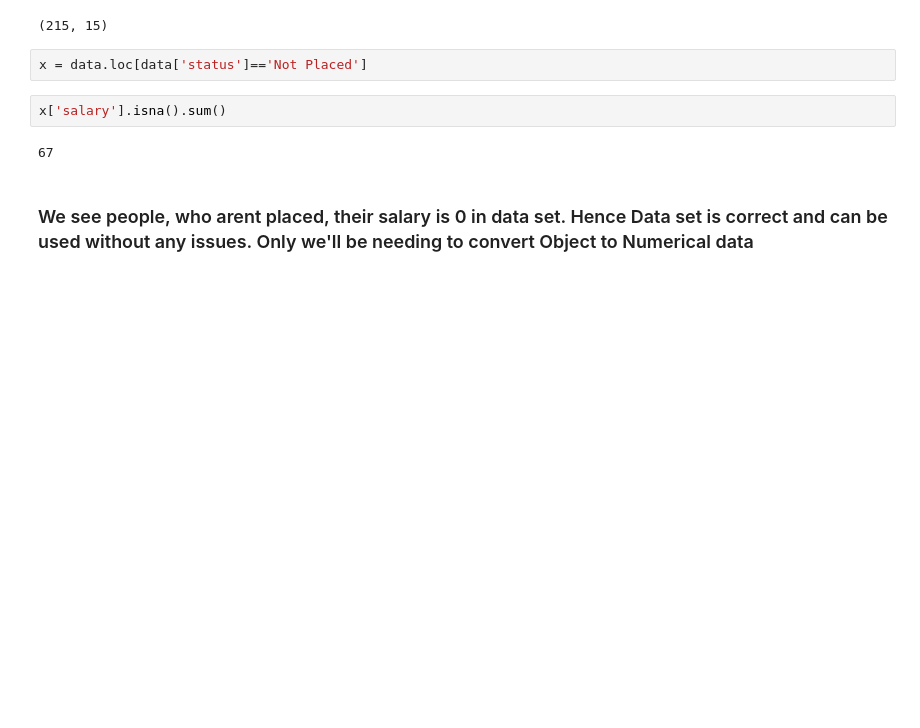
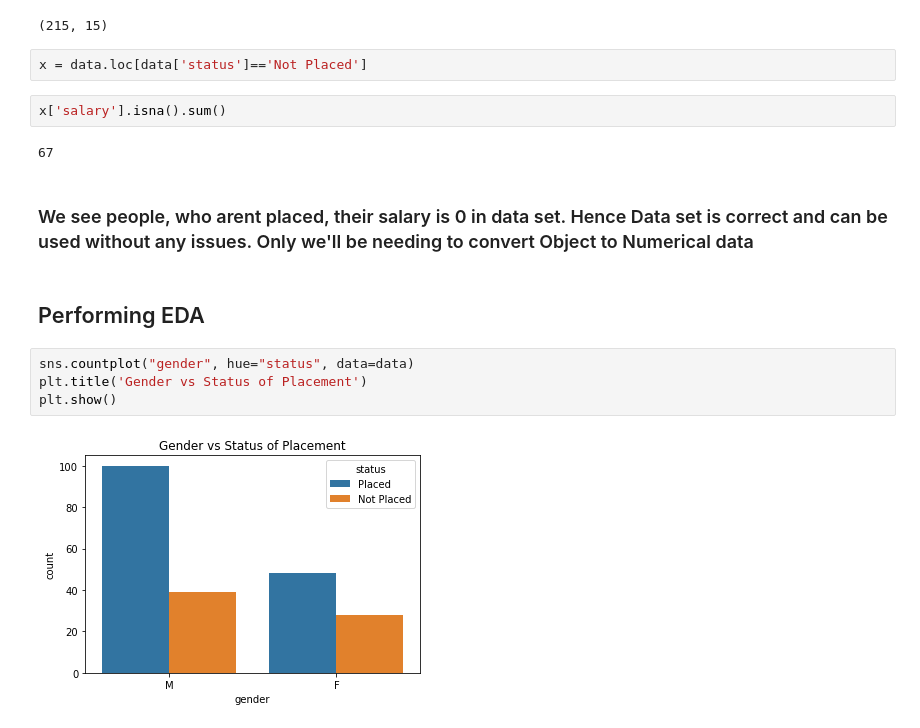
Before and after one commit to SahilChachra/Campus-Placement-Prediction, a Jupyter notebook: Campus-Placement-Pred.ipynb, the cells around one changed output. Cells and saved outputs as stored; diff of their text form; blank space fills up the shorter version.

```diff
--- a/Campus-Placement-Pred.ipynb
+++ b/Campus-Placement-Pred.ipynb
@@ -73,3 +73,11 @@ x['salary'].isna().sum()
 67
 # %% [markdown]
 ### We see people, who arent placed, their salary is 0 in data set. Hence Data set is correct and can be used without any issues. Only we'll be needing to convert Object to Numerical data
+# %% [markdown]
+## Performing EDA
+# %%
+sns.countplot("gender", hue="status", data=data)
+plt.title('Gender vs Status of Placement')
+plt.show()
+# %% [output]
+[figure, added]
```
Also changed, not shown: parts of 22 cells of this notebook.
